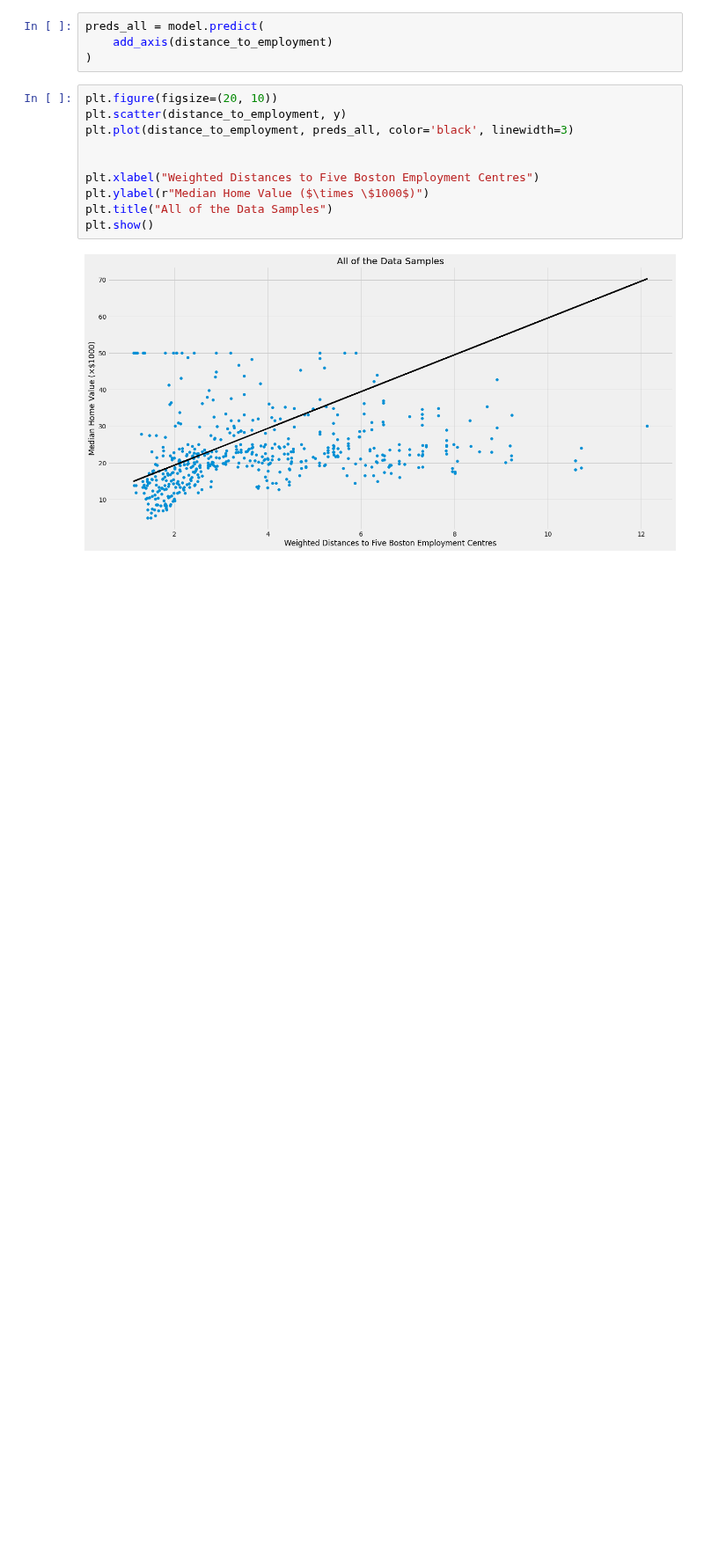
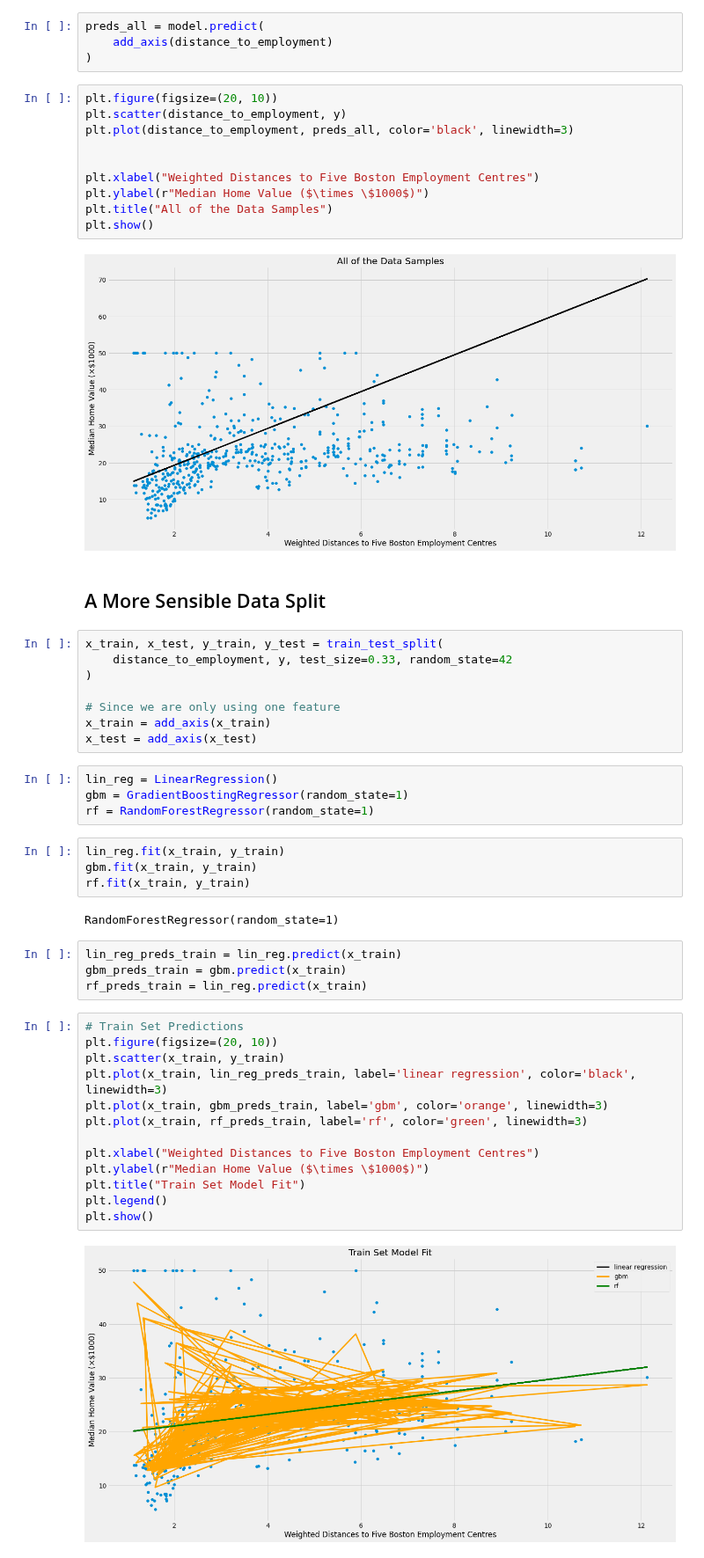
Before and after one commit to yngtodd/eleven, a Jupyter notebook: examples/notebooks/module_05_00_regresion.ipynb, the cells around one changed output. Shown at 88% size. Cells and saved outputs as stored; diff of their text form; blank space fills up the shorter version.

Commit message:
Add model comparison

```diff
--- a/examples/notebooks/module_05_00_regresion.ipynb
+++ b/examples/notebooks/module_05_00_regresion.ipynb
@@ -188,3 +191,42 @@ plt.title("All of the Data Samples")
 plt.show()
 # %% [output]
 [figure]
+# %% [markdown]
+## A More Sensible Data Split
+# %%
+x_train, x_test, y_train, y_test = train_test_split(
+    distance_to_employment, y, test_size=0.33, random_state=42
+)
+
+# Since we are only using one feature
+x_train = add_axis(x_train)
+x_test = add_axis(x_test)
+# %%
+lin_reg = LinearRegression()
+gbm = GradientBoostingRegressor(random_state=1)
+rf = RandomForestRegressor(random_state=1)
+# %%
+lin_reg.fit(x_train, y_train)
+gbm.fit(x_train, y_train)
+rf.fit(x_train, y_train)
+# %% [output]
+RandomForestRegressor(random_state=1)
+# %%
+lin_reg_preds_train = lin_reg.predict(x_train)
+gbm_preds_train = gbm.predict(x_train)
+rf_preds_train = lin_reg.predict(x_train)
+# %%
+# Train Set Predictions
+plt.figure(figsize=(20, 10))
+plt.scatter(x_train, y_train)
+plt.plot(x_train, lin_reg_preds_train, label='linear regression', color='black', linewidth=3)
+plt.plot(x_train, gbm_preds_train, label='gbm', color='orange', linewidth=3)
+plt.plot(x_train, rf_preds_train, label='rf', color='green', linewidth=3)
+
+plt.xlabel("Weighted Distances to Five Boston Employment Centres")
+plt.ylabel(r"Median Home Value ($\times \$1000$)")
+plt.title("Train Set Model Fit")
+plt.legend()
+plt.show()
+# %% [output]
+[figure, added]
```
Also changed, not shown: parts of 7 cells of this notebook.
